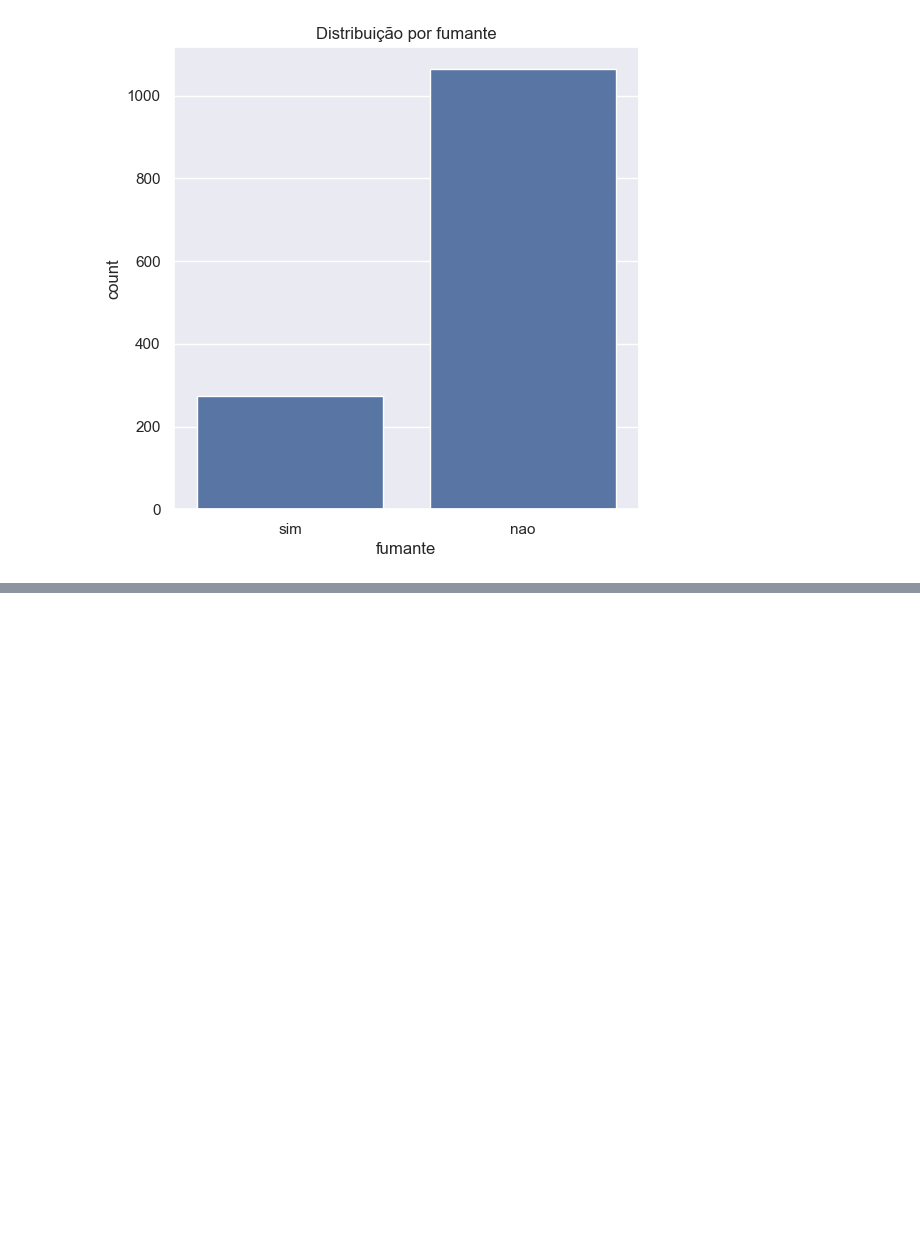
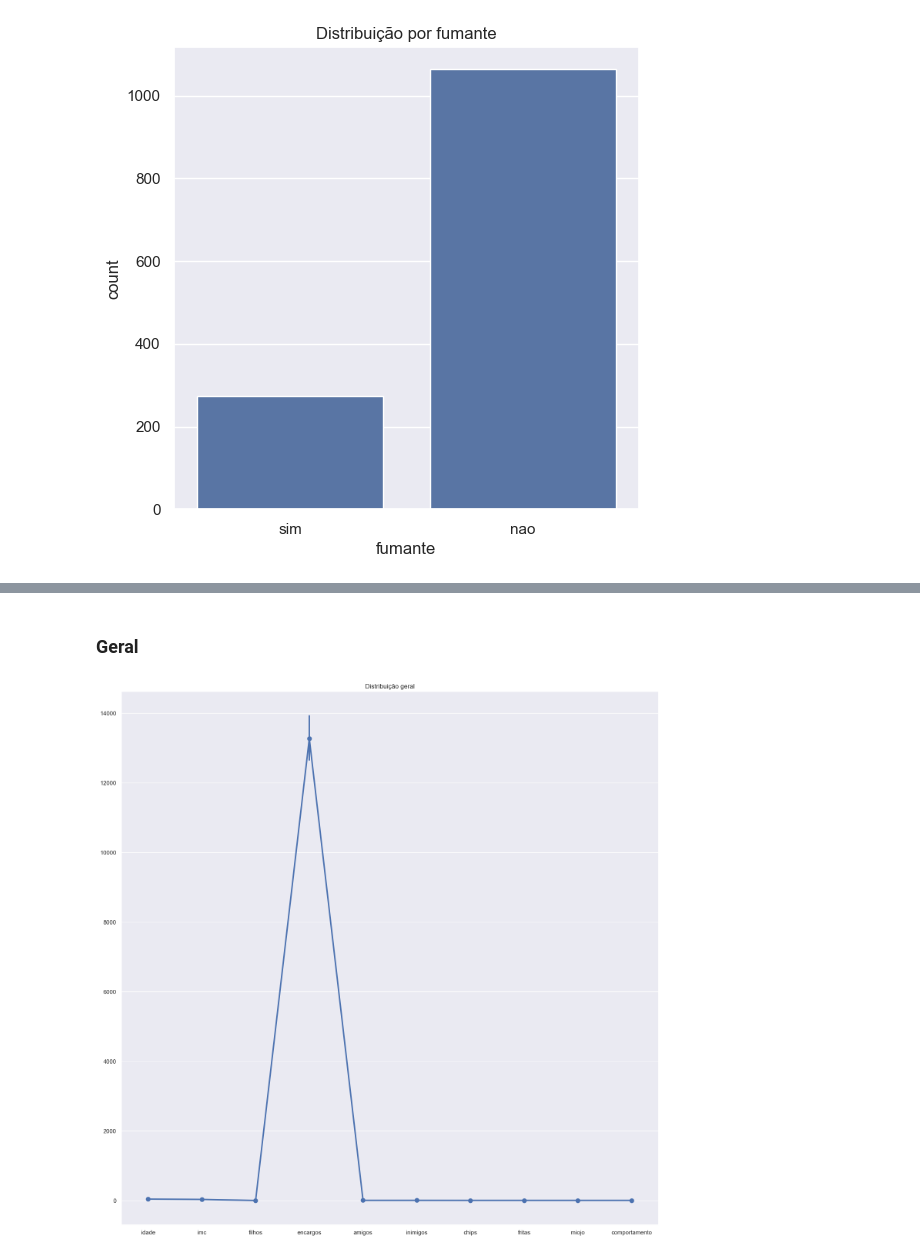
Before and after one commit to WilliamYizima/POS-4IADT, a Jupyter notebook: V1-Project-001.ipynb, the cells around one changed output, grey strips where cells are left out. Drawn from its saved outputs; the diff is of its cells as text; code cells hidden in the pictures; blank space fills up the shorter version.

```diff
--- a/V1-Project-001.ipynb
+++ b/V1-Project-001.ipynb
@@ -329,0 +382,11 @@ plt.show()
+# %% [markdown]
+### Geral
+# %%
+
+# Valores gerais
+plt.figure(figsize=(18,18))
+sns.pointplot(insurance_dataset)
+plt.title('Distribuição geral')
+plt.show()
+# %% [output]
+[figure, added]
```
Also changed, not shown: parts of 54 cells of this notebook, 2 other files.
